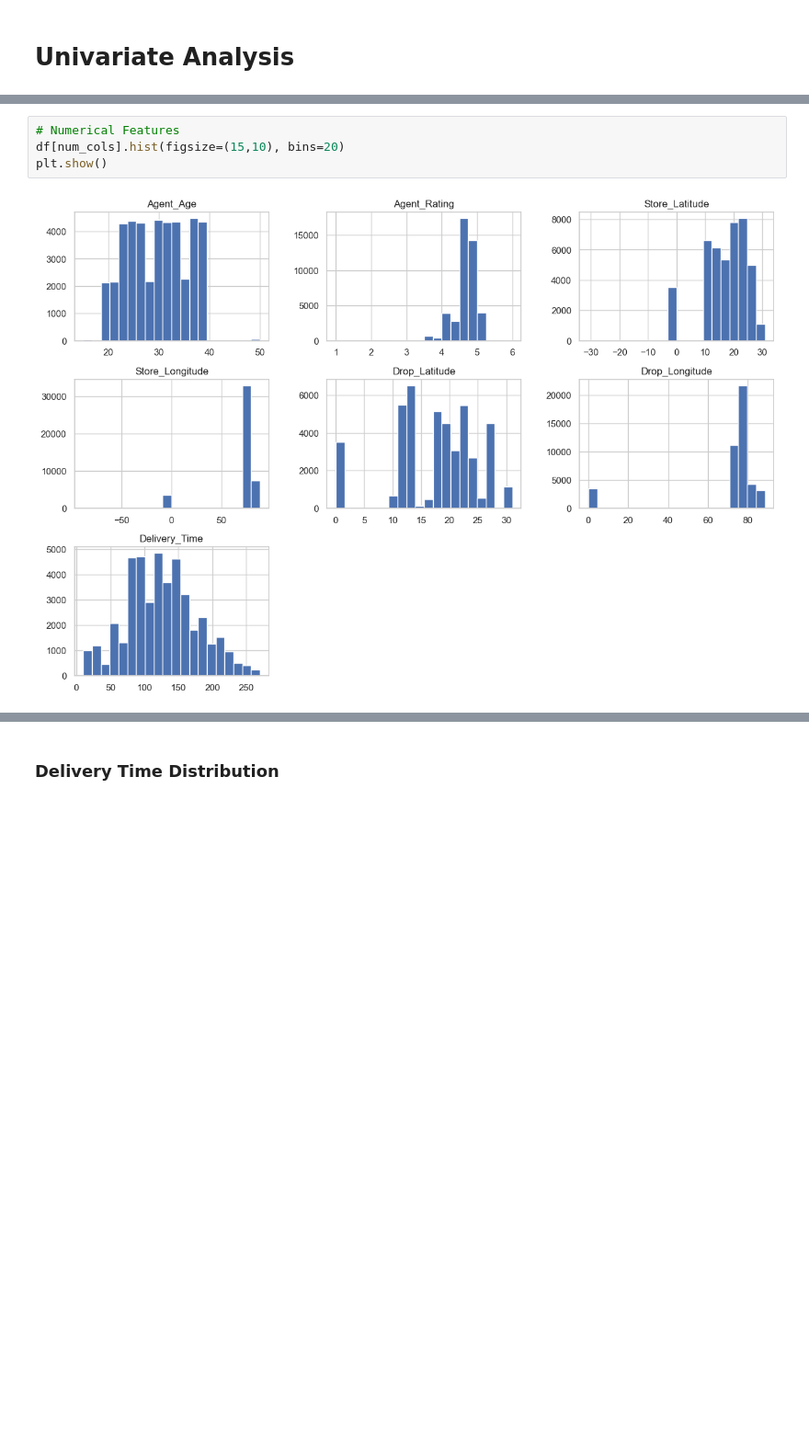
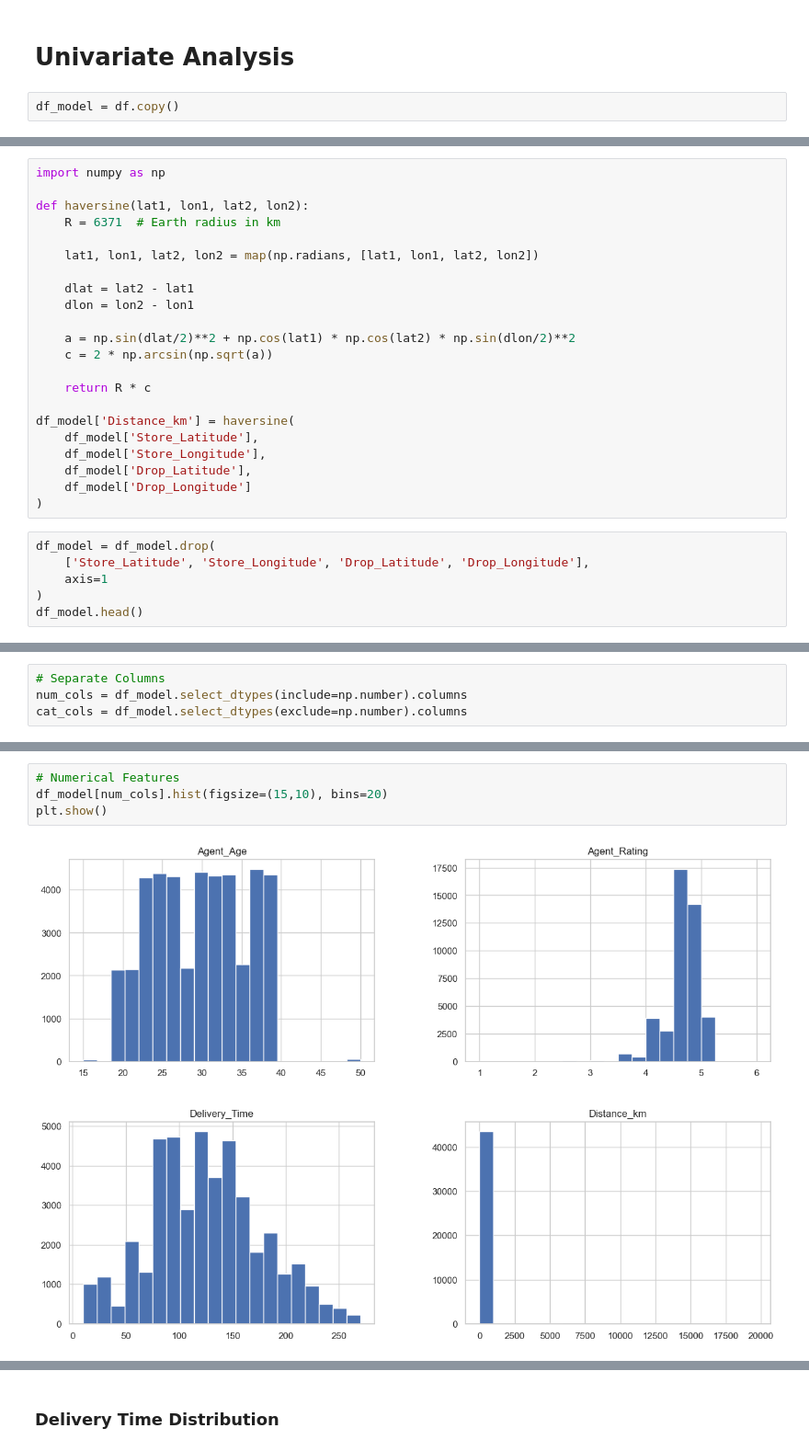
Before and after one commit to shubhampandey97/amazon-delivery-prediction, a Jupyter notebook: notebooks/eda.ipynb, the cells around one changed output, grey strips where cells are left out. Shown at 92% size. Saved outputs shown, nothing was run; the diff lists cells and outputs as text; blank space fills up the shorter version.

```diff
--- a/notebooks/eda.ipynb
+++ b/notebooks/eda.ipynb
@@ -114,2 +49,4 @@ cat_cols = df.select_dtypes(exclude=np.number).columns
 # %% [markdown]
 # Univariate Analysis
+# %%
+df_model = df.copy()
@@ -115,0 +55,28 @@ cat_cols = df.select_dtypes(exclude=np.number).columns
+# %%
+import numpy as np
+
+def haversine(lat1, lon1, lat2, lon2):
+    R = 6371  # Earth radius in km
+
+    lat1, lon1, lat2, lon2 = map(np.radians, [lat1, lon1, lat2, lon2])
+
+    dlat = lat2 - lat1
+    dlon = lon2 - lon1
+
+    a = np.sin(dlat/2)**2 + np.cos(lat1) * np.cos(lat2) * np.sin(dlon/2)**2
+    c = 2 * np.arcsin(np.sqrt(a))
+
+    return R * c
+
+df_model['Distance_km'] = haversine(
+    df_model['Store_Latitude'],
+    df_model['Store_Longitude'],
+    df_model['Drop_Latitude'],
+    df_model['Drop_Longitude']
+)
+# %%
+df_model = df_model.drop(
+    ['Store_Latitude', 'Store_Longitude', 'Drop_Latitude', 'Drop_Longitude'],
+    axis=1
+)
+df_model.head()
@@ -115,0 +90,4 @@ cat_cols = df.select_dtypes(exclude=np.number).columns
+# %%
+# Separate Columns
+num_cols = df_model.select_dtypes(include=np.number).columns
+cat_cols = df_model.select_dtypes(exclude=np.number).columns
@@ -116,9 +102,9 @@ cat_cols = df.select_dtypes(exclude=np.number).columns
 # %%
 # Numerical Features
-df[num_cols].hist(figsize=(15,10), bins=20)
+df_model[num_cols].hist(figsize=(15,10), bins=20)
 plt.show()
 # %% [output]
-[figure, old version]
+[figure, new version]
 # %%
 # Boxplot (Outliers)
 for col in num_cols:
```
Also changed, not shown: parts of 53 cells of this notebook.
